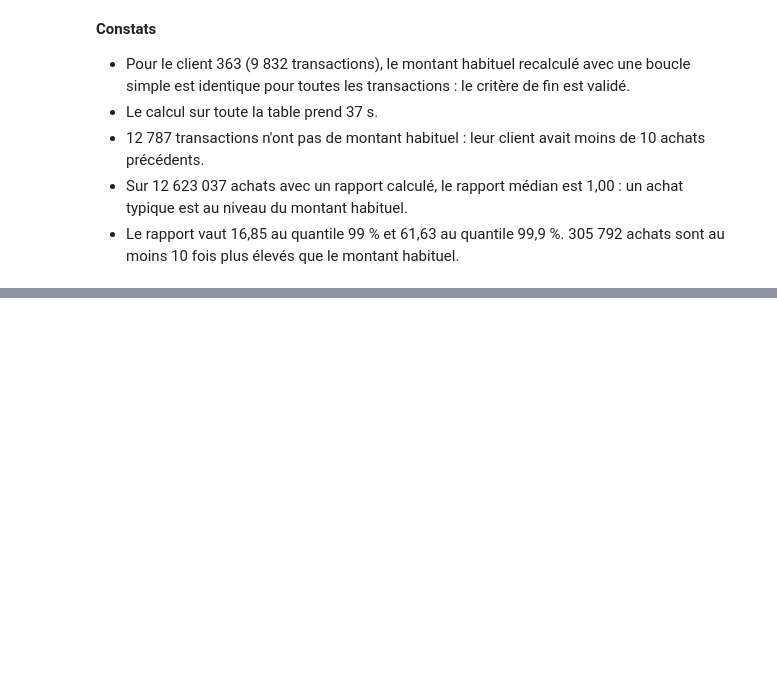
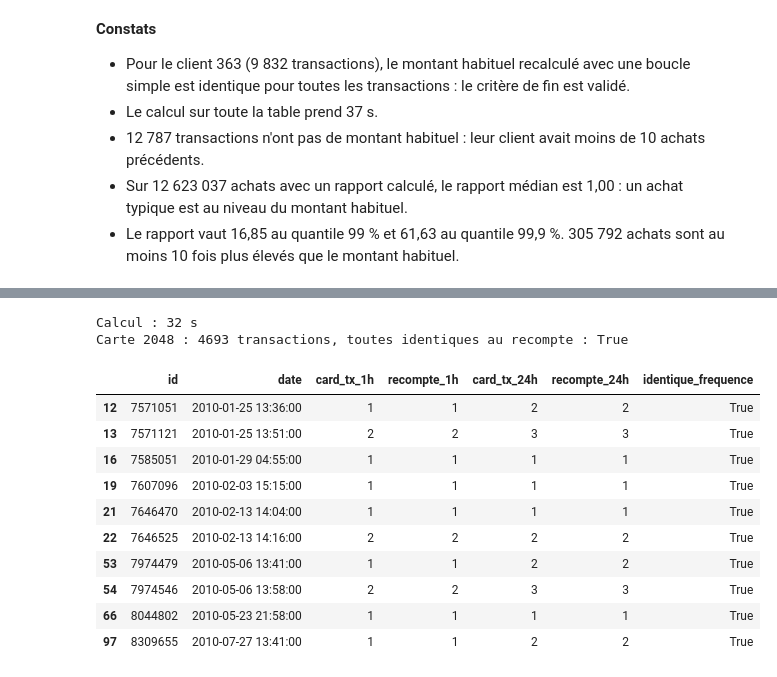
Before and after one commit to gorfanalyst-hue/projet5-fraude-bancaire, a Jupyter notebook: notebooks/04_table_analyse.ipynb, the cells around one changed output, grey strips where cells are left out. Saved outputs shown, nothing was run; the diff lists cells and outputs as text; code cells hidden in the pictures; blank space fills up the shorter version.

Commit message:
P4-05: mesurer la fréquence d'utilisation de la carte

```diff
--- a/notebooks/04_table_analyse.ipynb
+++ b/notebooks/04_table_analyse.ipynb
@@ -221,0 +228,30 @@ dtype: float64
+# %%
+debut = time.perf_counter()
+df = add_card_frequency(df)
+print(f"Calcul : {time.perf_counter() - debut:.0f} s")
+
+# Carte de vérification : la plus grande rafale parmi les cartes de moins de 5 000 transactions
+nb_tx_carte = df["card_id"].value_counts()
+petites_cartes = nb_tx_carte[nb_tx_carte <= 5000].index
+max_1h = df.loc[df["card_id"].isin(petites_cartes)].groupby("card_id")["card_tx_1h"].max()
+carte_rafale = int(max_1h.idxmax())
+
+verif = recount_card_activity(df, carte_rafale)
+print(f"Carte {carte_rafale} : {len(verif)} transactions, "
+      f"toutes identiques au recompte : {verif['identique_frequence'].all()}")
+verif.loc[verif["card_tx_1h"] > 0, ["id", "date", "card_tx_1h", "recompte_1h", "card_tx_24h",
+                                     "recompte_24h", "identique_frequence"]].head(10)
+# %% [output]
+Calcul : 32 s
+Carte 2048 : 4693 transactions, toutes identiques au recompte : True
+|  | id | date | card_tx_1h | recompte_1h | card_tx_24h | recompte_24h | identique_frequence |
+| 12 | 7571051 | 2010-01-25 13:36:00 | 1 | 1 | 2 | 2 | True |
+| 13 | 7571121 | 2010-01-25 13:51:00 | 2 | 2 | 3 | 3 | True |
+| 16 | 7585051 | 2010-01-29 04:55:00 | 1 | 1 | 1 | 1 | True |
+| 19 | 7607096 | 2010-02-03 15:15:00 | 1 | 1 | 1 | 1 | True |
+| 21 | 7646470 | 2010-02-13 14:04:00 | 1 | 1 | 1 | 1 | True |
+| 22 | 7646525 | 2010-02-13 14:16:00 | 2 | 2 | 2 | 2 | True |
+| 53 | 7974479 | 2010-05-06 13:41:00 | 1 | 1 | 2 | 2 | True |
+| 54 | 7974546 | 2010-05-06 13:58:00 | 2 | 2 | 3 | 3 | True |
+| 66 | 8044802 | 2010-05-23 21:58:00 | 1 | 1 | 1 | 1 | True |
+| 97 | 8309655 | 2010-07-27 13:41:00 | 1 | 1 | 2 | 2 | True |
```
Also changed, not shown: parts of 3 cells of this notebook, 1 other file.
